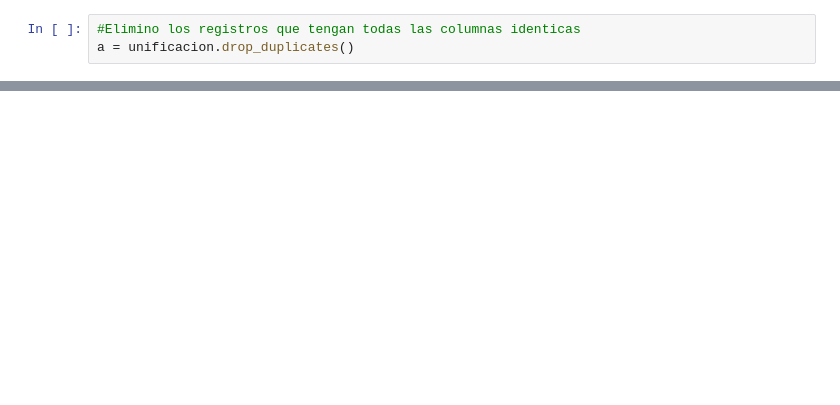
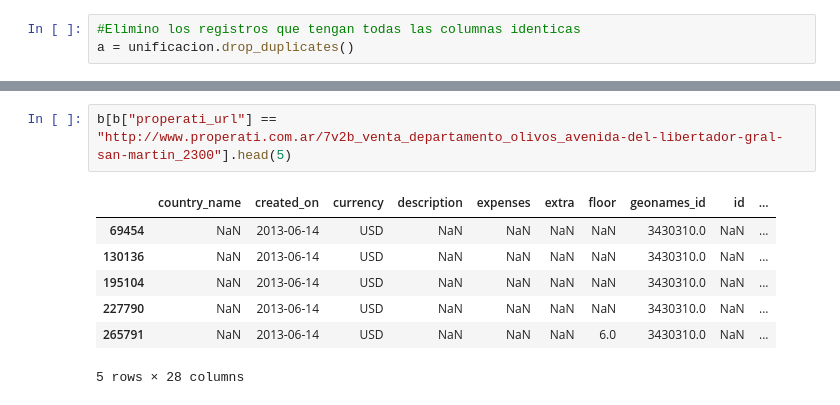
Before and after one commit to yussefomar/tp1OrganizacionComputador, a Jupyter notebook: filtrarPropiedadesCapitalYGba.ipynb, the cells around one changed output, grey strips where cells are left out. Cells and saved outputs as stored; diff of their text form; blank space fills up the shorter version.

```diff
--- a/filtrarPropiedadesCapitalYGba.ipynb
+++ b/filtrarPropiedadesCapitalYGba.ipynb
@@ -298,0 +387,10 @@ d.to_csv("datosCabaYGBA")
+# %%
+b[b["properati_url"] == "http://www.properati.com.ar/7v2b_venta_departamento_olivos_avenida-del-libertador-gral-san-martin_2300"].head(5)
+# %% [output]
+|  | country_name | created_on | currency | description | expenses | extra | floor | geonames_id | id | ... |
+| 69454 | NaN | 2013-06-14 | USD | NaN | NaN | NaN | NaN | 3430310.0 | NaN | ... |
+| 130136 | NaN | 2013-06-14 | USD | NaN | NaN | NaN | NaN | 3430310.0 | NaN | ... |
+| 195104 | NaN | 2013-06-14 | USD | NaN | NaN | NaN | NaN | 3430310.0 | NaN | ... |
+| 227790 | NaN | 2013-06-14 | USD | NaN | NaN | NaN | NaN | 3430310.0 | NaN | ... |
+| 265791 | NaN | 2013-06-14 | USD | NaN | NaN | NaN | 6.0 | 3430310.0 | NaN | ... |
+5 rows × 28 columns
```
Also changed, not shown: parts of 80 cells of this notebook, 2 other files.
